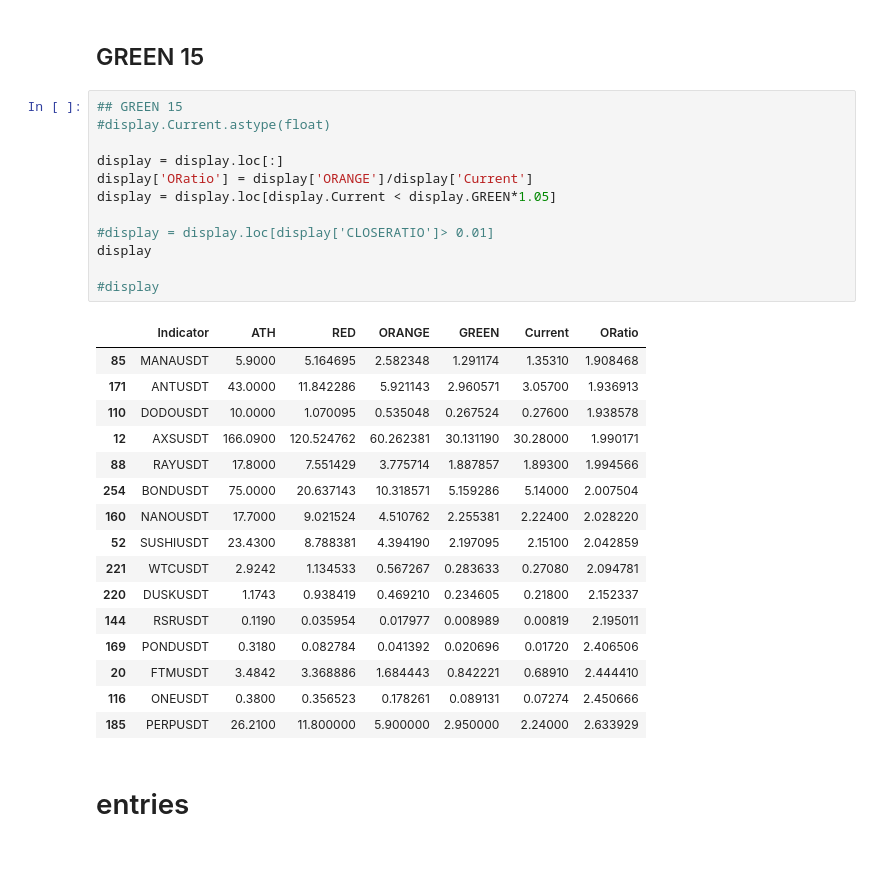
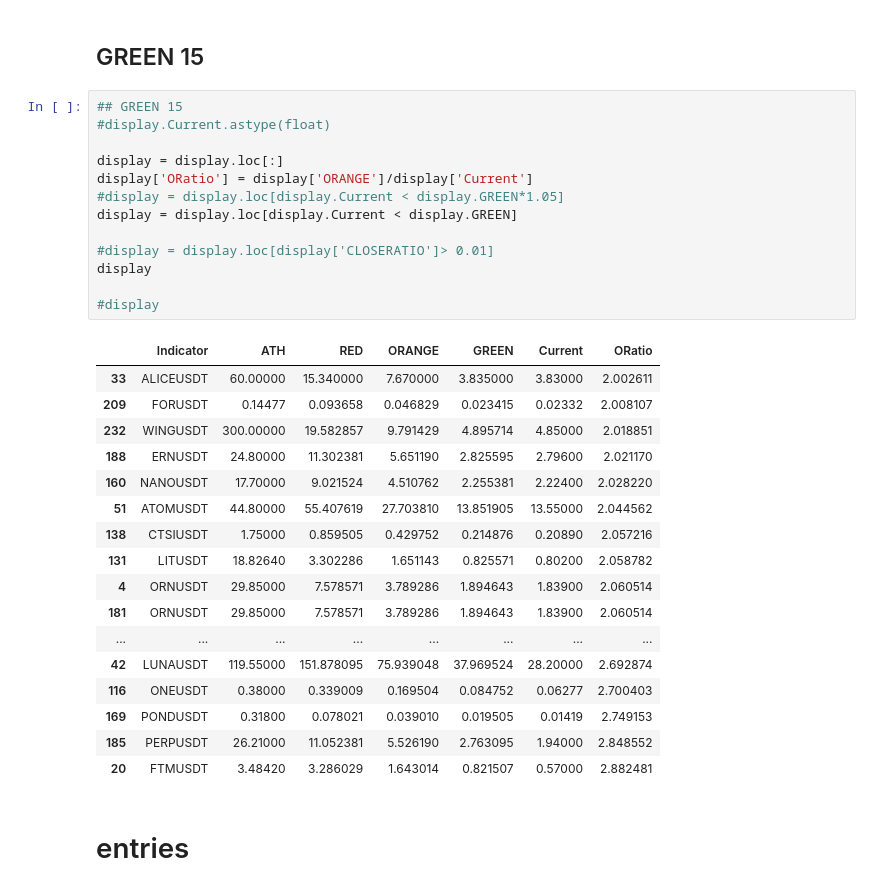
Before and after one commit to hjabbour/ML, a Jupyter notebook: Easyband-Entries.ipynb, the cells around one changed output. Drawn from its saved outputs; the diff is of its cells as text; blank space fills up the shorter version.

```diff
--- a/Easyband-Entries.ipynb
+++ b/Easyband-Entries.ipynb
@@ -345,32 +336,34 @@ test
 # %%
 ## GREEN 15
 #display.Current.astype(float)
 
 display = display.loc[:]
 display['ORatio'] = display['ORANGE']/display['Current']
-display = display.loc[display.Current < display.GREEN*1.05]
+#display = display.loc[display.Current < display.GREEN*1.05]
+display = display.loc[display.Current < display.GREEN]
 
 #display = display.loc[display['CLOSERATIO']> 0.01]
 display
 
 #display
 # %% [output]
 |  | Indicator | ATH | RED | ORANGE | GREEN | Current | ORatio |
-| 85 | MANAUSDT | 5.9000 | 5.164695 | 2.582348 | 1.291174 | 1.35310 | 1.908468 |
-| 171 | ANTUSDT | 43.0000 | 11.842286 | 5.921143 | 2.960571 | 3.05700 | 1.936913 |
-| 110 | DODOUSDT | 10.0000 | 1.070095 | 0.535048 | 0.267524 | 0.27600 | 1.938578 |
-| 12 | AXSUSDT | 166.0900 | 120.524762 | 60.262381 | 30.131190 | 30.28000 | 1.990171 |
-| 88 | RAYUSDT | 17.8000 | 7.551429 | 3.775714 | 1.887857 | 1.89300 | 1.994566 |
-| 254 | BONDUSDT | 75.0000 | 20.637143 | 10.318571 | 5.159286 | 5.14000 | 2.007504 |
-| 160 | NANOUSDT | 17.7000 | 9.021524 | 4.510762 | 2.255381 | 2.22400 | 2.028220 |
-| 52 | SUSHIUSDT | 23.4300 | 8.788381 | 4.394190 | 2.197095 | 2.15100 | 2.042859 |
-| 221 | WTCUSDT | 2.9242 | 1.134533 | 0.567267 | 0.283633 | 0.27080 | 2.094781 |
-| 220 | DUSKUSDT | 1.1743 | 0.938419 | 0.469210 | 0.234605 | 0.21800 | 2.152337 |
-| 144 | RSRUSDT | 0.1190 | 0.035954 | 0.017977 | 0.008989 | 0.00819 | 2.195011 |
-| 169 | PONDUSDT | 0.3180 | 0.082784 | 0.041392 | 0.020696 | 0.01720 | 2.406506 |
-| 20 | FTMUSDT | 3.4842 | 3.368886 | 1.684443 | 0.842221 | 0.68910 | 2.444410 |
-| 116 | ONEUSDT | 0.3800 | 0.356523 | 0.178261 | 0.089131 | 0.07274 | 2.450666 |
-| 185 | PERPUSDT | 26.2100 | 11.800000 | 5.900000 | 2.950000 | 2.24000 | 2.633929 |
+| 33 | ALICEUSDT | 60.00000 | 15.340000 | 7.670000 | 3.835000 | 3.83000 | 2.002611 |
+| 209 | FORUSDT | 0.14477 | 0.093658 | 0.046829 | 0.023415 | 0.02332 | 2.008107 |
+| 232 | WINGUSDT | 300.00000 | 19.582857 | 9.791429 | 4.895714 | 4.85000 | 2.018851 |
+| 188 | ERNUSDT | 24.80000 | 11.302381 | 5.651190 | 2.825595 | 2.79600 | 2.021170 |
+| 160 | NANOUSDT | 17.70000 | 9.021524 | 4.510762 | 2.255381 | 2.22400 | 2.028220 |
+| 51 | ATOMUSDT | 44.80000 | 55.407619 | 27.703810 | 13.851905 | 13.55000 | 2.044562 |
+| 138 | CTSIUSDT | 1.75000 | 0.859505 | 0.429752 | 0.214876 | 0.20890 | 2.057216 |
+| 131 | LITUSDT | 18.82640 | 3.302286 | 1.651143 | 0.825571 | 0.80200 | 2.058782 |
+| 4 | ORNUSDT | 29.85000 | 7.578571 | 3.789286 | 1.894643 | 1.83900 | 2.060514 |
+| 181 | ORNUSDT | 29.85000 | 7.578571 | 3.789286 | 1.894643 | 1.83900 | 2.060514 |
+| ... | ... | ... | ... | ... | ... | ... | ... |
+| 42 | LUNAUSDT | 119.55000 | 151.878095 | 75.939048 | 37.969524 | 28.20000 | 2.692874 |
+| 116 | ONEUSDT | 0.38000 | 0.339009 | 0.169504 | 0.084752 | 0.06277 | 2.700403 |
+| 169 | PONDUSDT | 0.31800 | 0.078021 | 0.039010 | 0.019505 | 0.01419 | 2.749153 |
+| 185 | PERPUSDT | 26.21000 | 11.052381 | 5.526190 | 2.763095 | 1.94000 | 2.848552 |
+| 20 | FTMUSDT | 3.48420 | 3.286029 | 1.643014 | 0.821507 | 0.57000 | 2.882481 |
 # %% [markdown]
 # entries
 # %%
```
Also changed, not shown: parts of 11 cells of this notebook, 3 other files.
